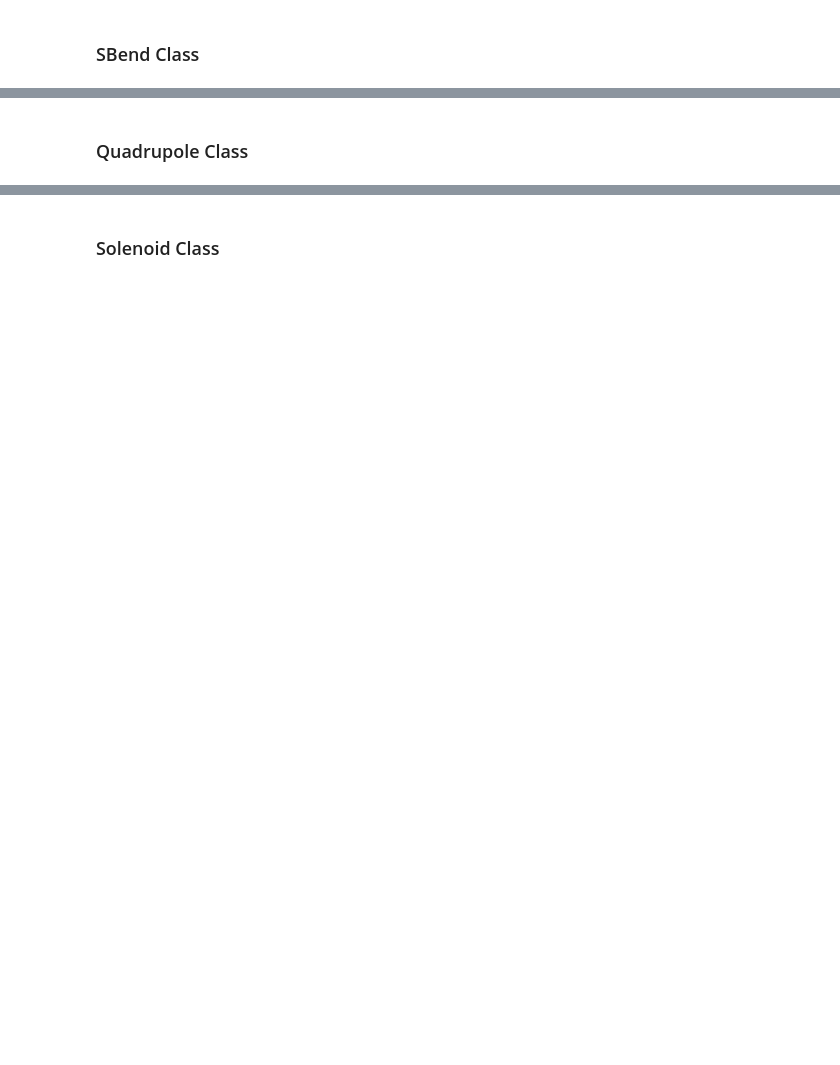
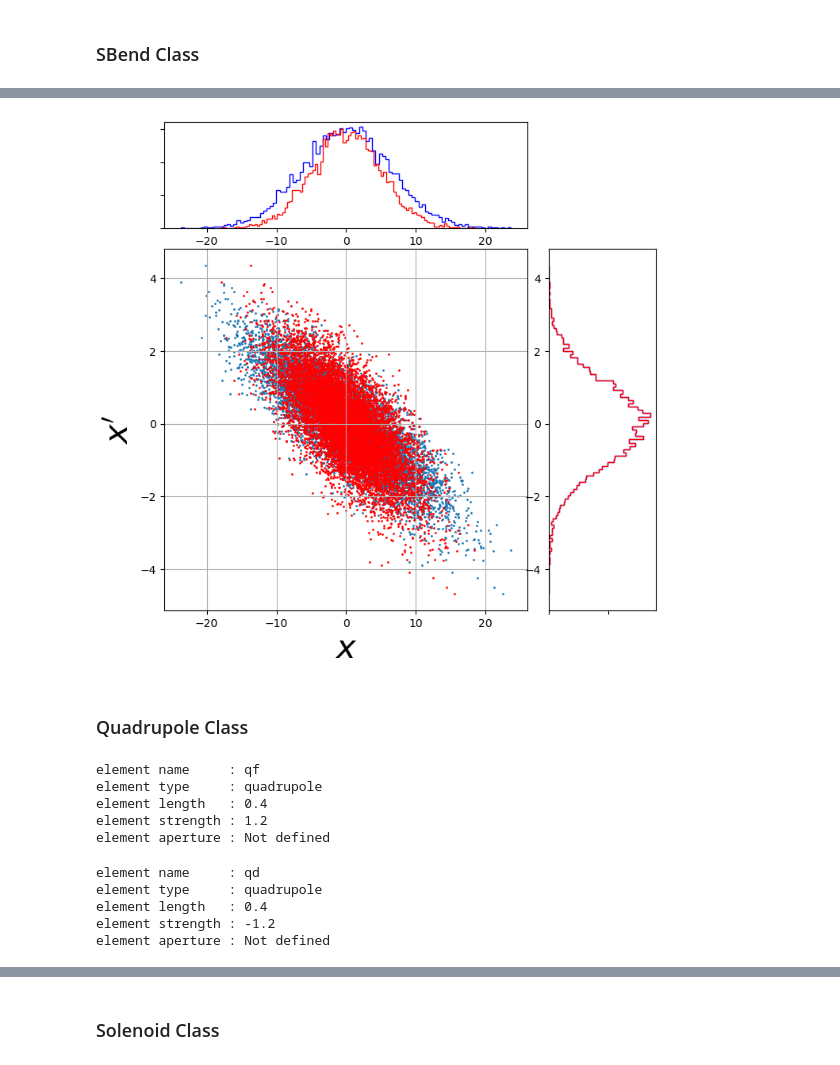
Before and after one commit to pylimons/pylimons, a Jupyter notebook: simulation.ipynb, the cells around one changed output, grey strips where cells are left out. Drawn from its saved outputs; the diff is of its cells as text; code cells hidden in the pictures; blank space fills up the shorter version.

```diff
--- a/simulation.ipynb
+++ b/simulation.ipynb
@@ -162,8 +267,8 @@ np.linalg.det(matb1[0:2,0:2])
 from beam import Bunch
 from matplotlib import pyplot as plt
 # %%
-twiss_x = [-1.5, 10, 10]
-twiss_y = [1.5, 10, 10]
+twiss_x = [-1.5, 10, 10-6]
+twiss_y = [1.5, 10, 10-6]
 
 bunch = Bunch('electron', 10, 4, 10000, twiss_x, twiss_y)
 particles = bunch.generate_transverse_matched_beam_distribution()
@@ -171,6 +276,7 @@ particles = bunch.generate_transverse_matched_beam_distribution()
 x = particles[0,:]
 xp = particles[1,:]
 # %%
-new_particles = b1.propagate(particles)
+b1.propagate(bunch)
+new_particles = bunch.state
 # %%
 print (matb1.shape, particles.shape)
@@ -205,3 +317,34 @@ plt.show()
+# %%
+y = particles[2,:]
+yp = particles[3,:]
+# %%
+ny = new_particles[2,:]
+nyp = new_particles[3,:]
+# %%
+fig = plt.figure(figsize=(8,8))
+
+grid = plt.GridSpec(4, 4, hspace=0.2, wspace=0.2)
+main_ax = fig.add_subplot(grid[1:,:3])
+x_hist = fig.add_subplot(grid[0,:3], yticklabels=[], sharex=main_ax)
+y_hist = fig.add_subplot(grid[1:,3], xticklabels=[], sharey=main_ax)
+
+# scatter points on the main axes
+main_ax.scatter(y, yp, s=1)#, 'ob', markersize=3, alpha=0.2)
+main_ax.scatter(ny, nyp, s=1, c='r')#, 'ob', markersize=3, alpha=0.2)
+main_ax.set_xlabel(r'$x$', fontsize=30)
+main_ax.set_ylabel(r'$x^{\prime}$', fontsize=30)
+main_ax.grid()
+
+# histogram on the attached axes
+x_hist.hist(y, 100, histtype='step', orientation='vertical', color='b')
+y_hist.hist(yp, 100, histtype='step', orientation='horizontal', color='b')
+
+x_hist.hist(ny, 100, histtype='step', orientation='vertical', color='r')
+y_hist.hist(nyp, 100, histtype='step', orientation='horizontal', color='r')
+
+plt.show()
+# %% [output]
+[figure, added]
 # %% [markdown]
 ###  Quadrupole Class
 # %%
@@ -210,9 +353,21 @@ from elements import Quadrupole
 qf = Quadrupole("qf", "quadrupole", 0.4, 1.2)
 qd = Quadrupole("qd", "quadrupole", 0.4, -1.2)
 # %%
-qf.print_properties()
+qf.print_element_properties()
+# %% [output]
+element name     : qf
+element type     : quadrupole
+element length   : 0.4
+element strength : 1.2
+element aperture : Not defined
 # %%
-qd.print_properties()
+qd.print_element_properties()
+# %% [output]
+element name     : qd
+element type     : quadrupole
+element length   : 0.4
+element strength : -1.2
+element aperture : Not defined
 # %%
 qf.get_element_property("length")
 qf.get_element_property("strength")
```
Also changed, not shown: parts of 259 cells of this notebook.
